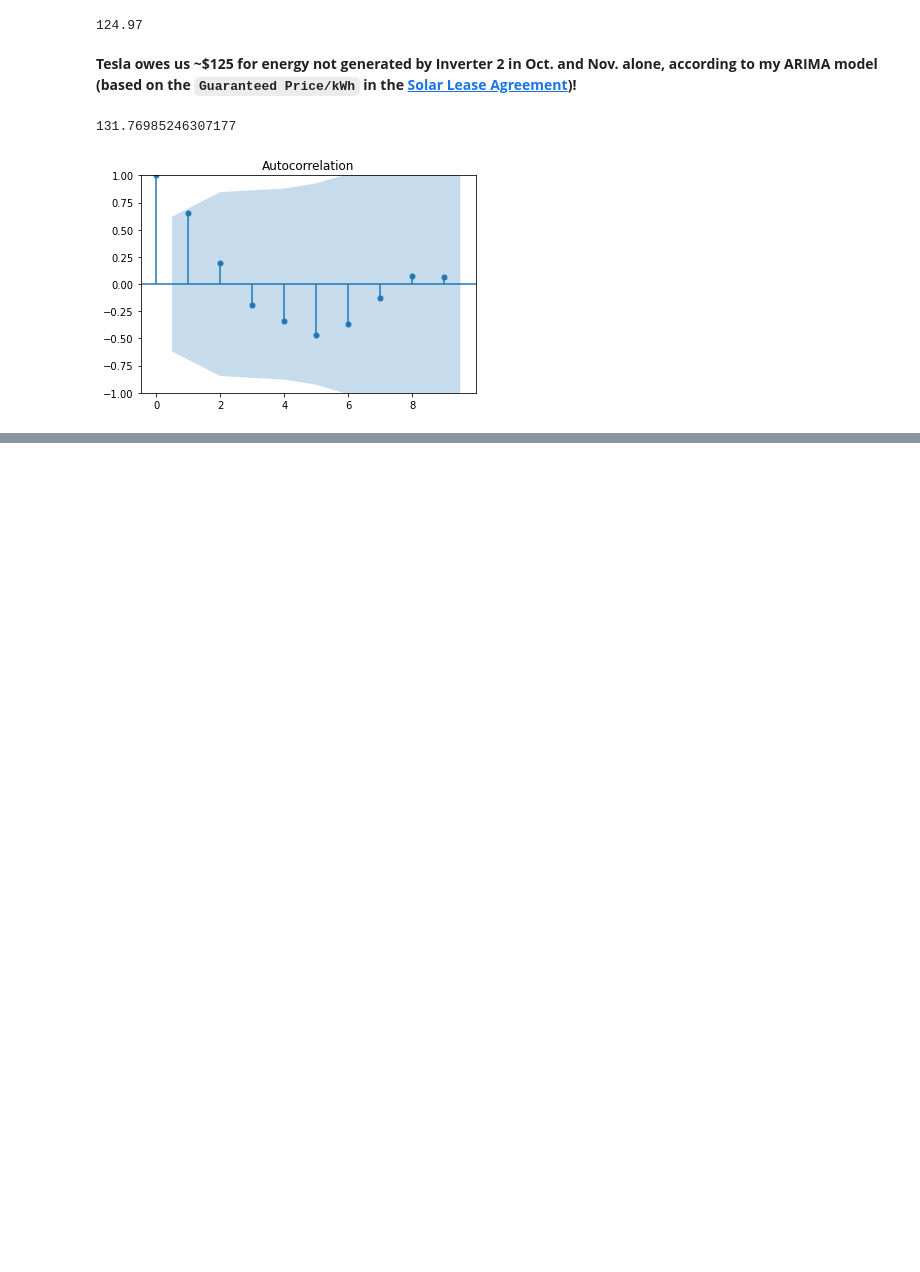
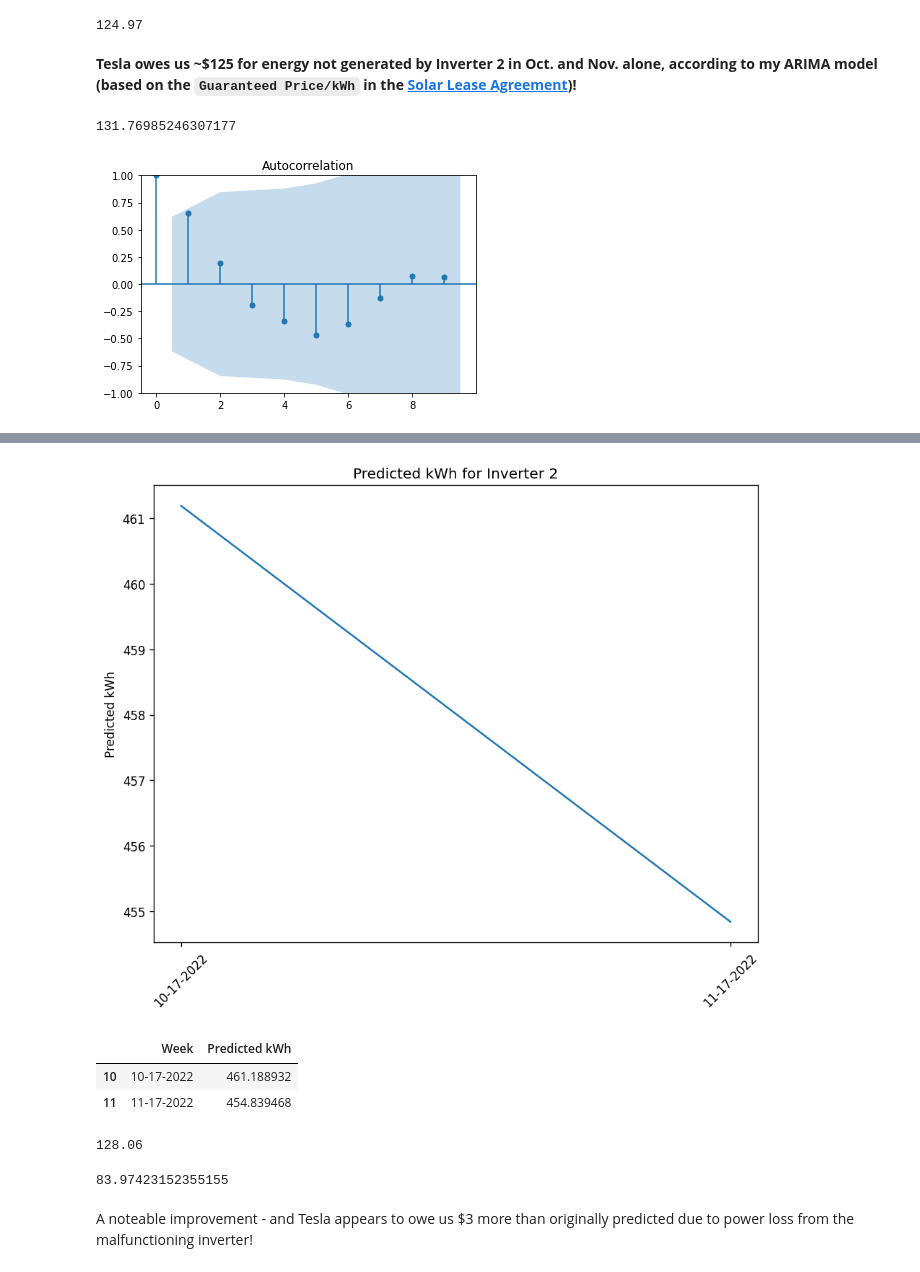
Before and after one commit to nickmccarty/solar-energy-predictor, a Jupyter notebook: notebooks/3 - modeling/d - ARIMA.ipynb, the cells around one changed output, grey strips where cells are left out. Drawn from its saved outputs; the diff is of its cells as text; code cells hidden in the pictures; blank space fills up the shorter version.

```diff
--- a/notebooks/3 - modeling/d - ARIMA.ipynb
+++ b/notebooks/3 - modeling/d - ARIMA.ipynb
@@ -126,0 +173,8 @@ This autocorrelation plot gives us insights into how we might optimize the param
+# %%
+model = ARIMA(df[['Inverter 2 Energy (kWh)']].loc[:'9/19/2022'],
+              order=(1,1,0))
+              # seasonal_order=(1, 1, 0, 12),
+              # enforce_invertibility=False)
+
+model_fit = model.fit()
+print(model_fit.summary())
@@ -126,0 +199,29 @@ This autocorrelation plot gives us insights into how we might optimize the param
+# %%
+forecast = model_fit.forecast(2)
+future_months = ['10-17-2022', '11-17-2022']
+
+forecast_df = pd.DataFrame({'Week': future_months,
+                            'Predicted kWh': forecast})
+
+plt.ylabel('Predicted kWh')
+plt.xticks(rotation = 45)
+plt.title('Predicted kWh for Inverter 2')
+
+plt.plot(future_months, forecast)
+
+plt.show()
+# %% [output]
+[figure, added]
+# %%
+forecast_df
+# %% [output]
+|  | Week | Predicted kWh |
+| 10 | 10-17-2022 | 461.188932 |
+| 11 | 11-17-2022 | 454.839468 |
+# %%
+forecast_df['Guaranteed Price/kWh'] = 0.13980
+forecast_df['Predicted Cost to Us'] = forecast_df['Predicted kWh'] * forecast_df['Guaranteed Price/kWh']
+
+round(forecast_df['Predicted Cost to Us'].sum(), 2)
+# %% [output]
+128.06
@@ -126,0 +233,6 @@ This autocorrelation plot gives us insights into how we might optimize the param
+# %%
+rmse
+# %% [output]
+83.97423152355155
+# %% [markdown]
+A noteable improvement - and Tesla appears to owe us $3 more than originally predicted due to power loss from the malfunctioning inverter!
```
Also changed, not shown: parts of 12 cells of this notebook.
